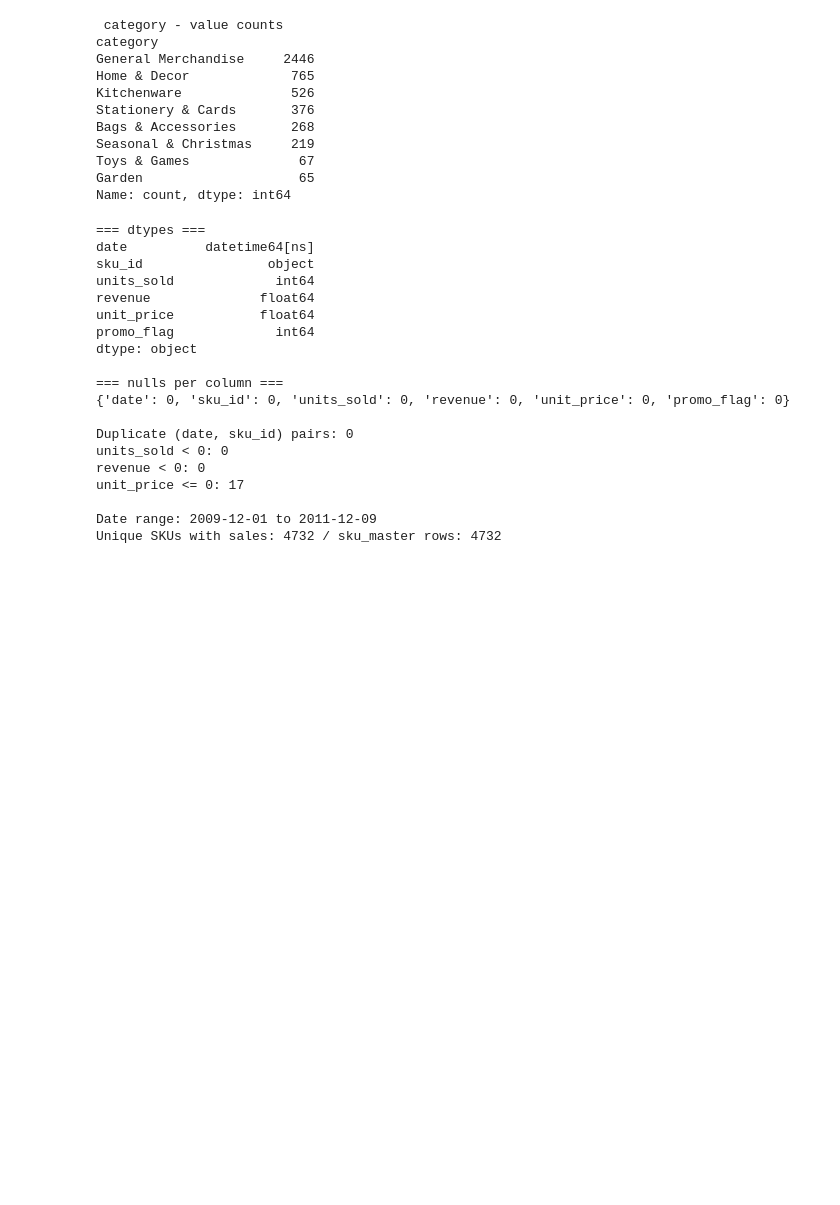
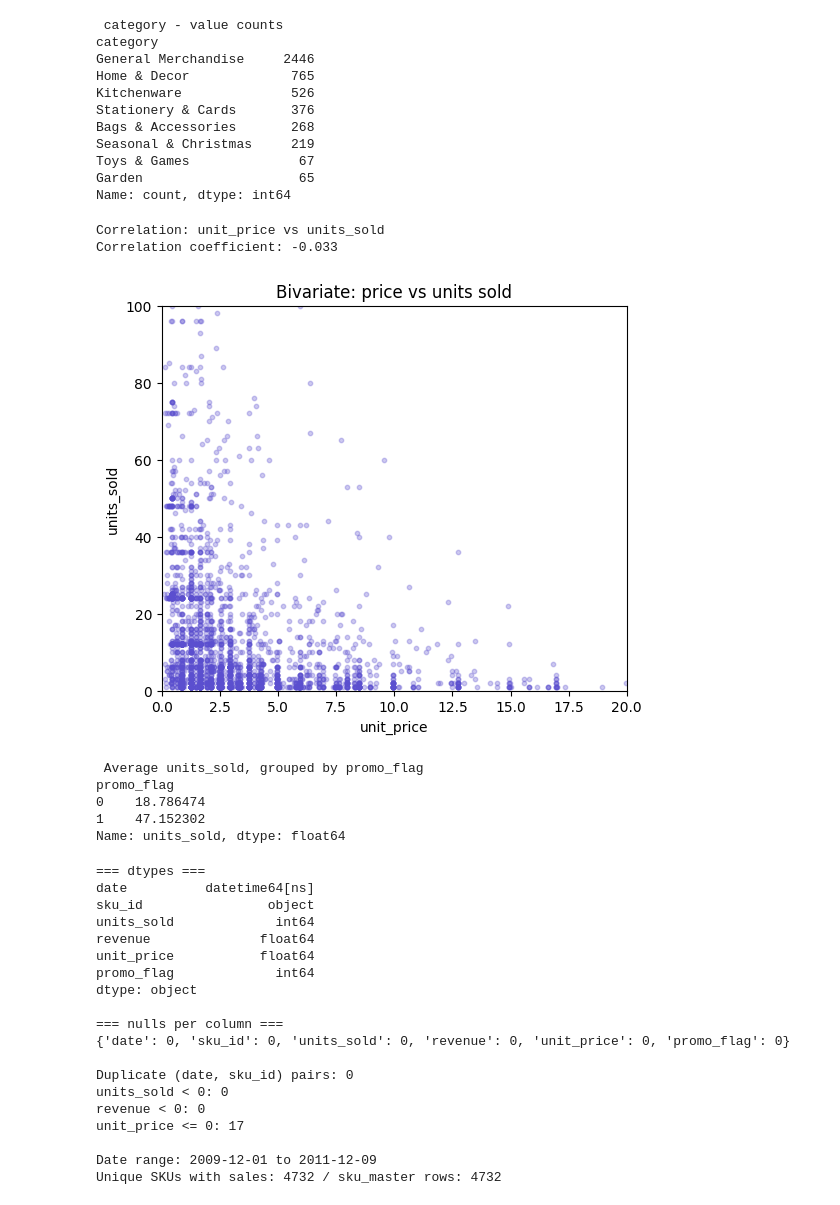
Before and after one commit to Sami21234/ZIDIO-PROJECTS, a Jupyter notebook: notebooks/01_eda.ipynb, the cells around one changed output. Drawn from its saved outputs; the diff is of its cells as text; code cells hidden in the pictures; blank space fills up the shorter version.

Commit message:
Done the Multivariate Analysis on the columns unit_price vs units_sold.

```diff
--- a/notebooks/01_eda.ipynb
+++ b/notebooks/01_eda.ipynb
@@ -261,6 +261,43 @@ Seasonal & Christmas     219
 Toys & Games              67
 Garden                    65
 Name: count, dtype: int64
+# %%
+# Biavariate Analysis
+# Bivariate: unit_price vs units_sold (does price relate to demand?)
+print("Correlation: unit_price vs units_sold")
+corr_value = sales[["unit_price", "units_sold"]].corr().iloc[0,1]
+print(f"Correlation coefficient: {corr_value:.3f}")
+# A correlation coefficient ranges from -1 to +1.
+#  close to -1 = as one goes up, the other reliably goes DOWN
+#  close to +1 = as one goes up, the other reliably goes UP too
+#  close to 0  = no reliable straight-line relationship
+# Economics theory predicts price and demand should be NEGATIVELY correlated (higher price -> people buy less) - this is a bivariate check on exactly TWO columns: price and quantity.
+
+fig, ax = plt.subplots(figsize = (6, 5))
+sample = sales.sample(3000, random_state=1)  # scatter all 530K points would be unreadable - sample instead
+ax.scatter(sample["unit_price"], sample["units_sold"], alpha=0.3, s=10, color="#5B4FCF")
+ax.set_xlim(0, 20)
+ax.set_ylim(0, 100)
+ax.set_xlabel("unit_price")
+ax.set_ylabel("units_sold")
+ax.set_title("Bivariate: price vs units sold")
+plt.show()
+# A scatter plot is the classic bivariate chart - every dot uses exactly TWO columns (one for x-position, one for y-position)
+
+# Bivariate: promo_flag vs units_sold
+print("\nAverage units_sold, grouped by promo_flag")
+print(sales.groupby("promo_flag")["units_sold"].mean())
+# groupby() here splits rows into two buckets (promo=0, promo=1) and
+# computes the average of a SECOND column (units_sold) within each bucket that's bivariate: we're relating promo_flag to units_sold
+# %% [output]
+Correlation: unit_price vs units_sold
+Correlation coefficient: -0.033
+[figure, added]
+ Average units_sold, grouped by promo_flag
+promo_flag
+0    18.786474
+1    47.152302
+Name: units_sold, dtype: float64
 # %%
 # Loading the datasets
 sales = pd.read_csv("../data/processed/sales_daily.csv", parse_dates= ["date"], dtype={"sku_id": str})
```
